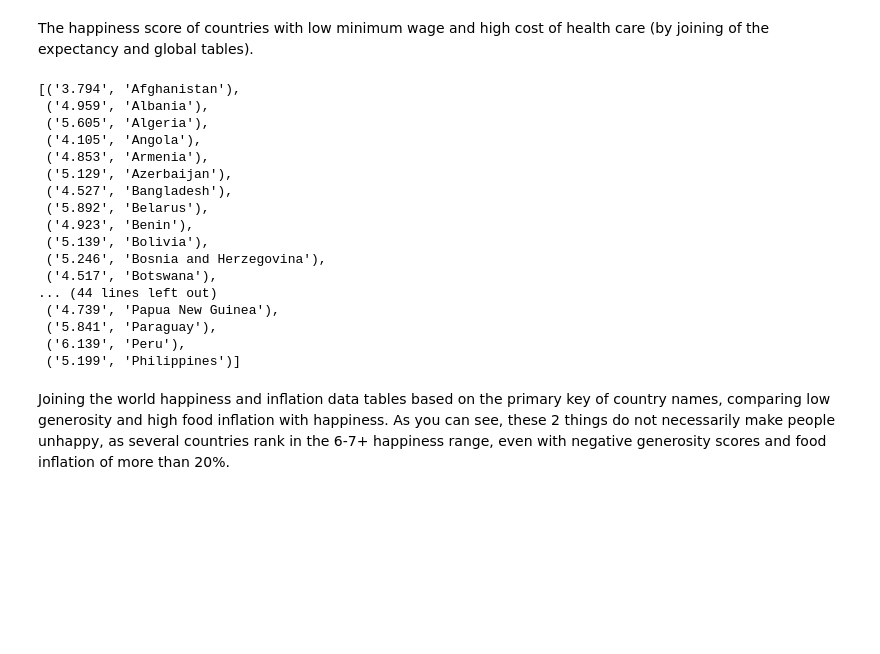
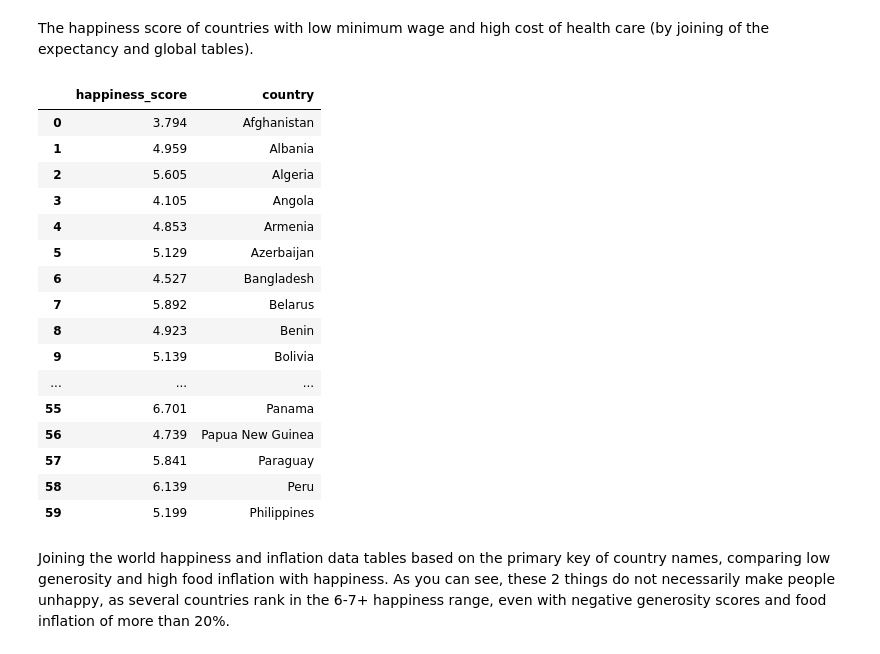
Before and after one commit to tara-hylton/world_happiness, a Jupyter notebook: world happiness.ipynb, the cells around one changed output. Cells and saved outputs as stored; diff of their text form; code cells hidden in the pictures; blank space fills up the shorter version.

```diff
--- a/world happiness.ipynb
+++ b/world happiness.ipynb
@@ -608,36 +665,39 @@ print(pd.read_sql_query("SELECT * FROM  global", conn))
 154                     83.10       20.70              4.95
 
 [155 rows x 17 columns]
+# %%
+def query(query: str):
+    return pd.read_sql(query, conn)
 # %% [markdown]
 The happiness score of countries with low minimum wage and high cost of health care (by joining of the expectancy and global tables).
 # %%
-cursor.execute("""
+expenses = """
     SELECT expectancy.happiness_score, global.country
     FROM expectancy
     JOIN global
     ON expectancy.country = global.country
     WHERE out_of_pocket_health_expenditure > 25
     AND minimum_wage < 10
-""")
-cursor.fetchall()
+"""
+query(expenses)
 # %% [output]
-[('3.794', 'Afghanistan'),
- ('4.959', 'Albania'),
- ('5.605', 'Algeria'),
- ('4.105', 'Angola'),
- ('4.853', 'Armenia'),
- ('5.129', 'Azerbaijan'),
- ('4.527', 'Bangladesh'),
- ('5.892', 'Belarus'),
- ('4.923', 'Benin'),
- ('5.139', 'Bolivia'),
- ('5.246', 'Bosnia and Herzegovina'),
- ('4.517', 'Botswana'),
-... (44 lines left out)
- ('4.739', 'Papua New Guinea'),
- ('5.841', 'Paraguay'),
- ('6.139', 'Peru'),
- ('5.199', 'Philippines')]
+|  | happiness_score | country |
+| 0 | 3.794 | Afghanistan |
+| 1 | 4.959 | Albania |
+| 2 | 5.605 | Algeria |
+| 3 | 4.105 | Angola |
+| 4 | 4.853 | Armenia |
+| 5 | 5.129 | Azerbaijan |
+| 6 | 4.527 | Bangladesh |
+| 7 | 5.892 | Belarus |
+| 8 | 4.923 | Benin |
+| 9 | 5.139 | Bolivia |
+| ... | ... | ... |
+| 55 | 6.701 | Panama |
+| 56 | 4.739 | Papua New Guinea |
+| 57 | 5.841 | Paraguay |
+| 58 | 6.139 | Peru |
+| 59 | 5.199 | Philippines |
 # %% [markdown]
 Joining the world happiness and inflation data tables based on the primary key of country names, comparing low generosity and high food inflation with happiness.
 As you can see, these 2 things do not necessarily make people unhappy, as several countries rank in the 6-7+ happiness range, even with negative generosity scores and food inflation of more than 20%.
```
Also changed, not shown: parts of 7 cells of this notebook, 2 other files.
